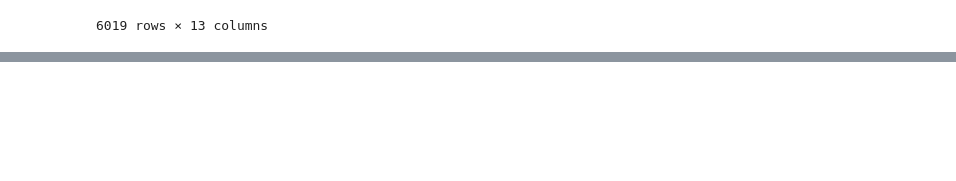
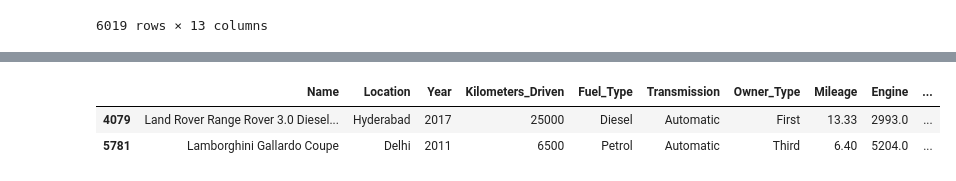
Before and after one commit to johndaves6240/CIS5106_FinalProject, a Jupyter notebook: EDA.ipynb, the cells around one changed output, grey strips where cells are left out. Saved outputs shown, nothing was run; the diff lists cells and outputs as text; code cells hidden in the pictures; blank space fills up the shorter version.

```diff
--- a/EDA.ipynb
+++ b/EDA.ipynb
@@ -21,0 +97,6 @@ df
+# %%
+new_data[new_data["Price"]>100]
+# %% [output]
+|  | Name | Location | Year | Kilometers_Driven | Fuel_Type | Transmission | Owner_Type | Mileage | Engine | ... |
+| 4079 | Land Rover Range Rover 3.0 Diesel... | Hyderabad | 2017 | 25000 | Diesel | Automatic | First | 13.33 | 2993.0 | ... |
+| 5781 | Lamborghini Gallardo Coupe | Delhi | 2011 | 6500 | Petrol | Automatic | Third | 6.40 | 5204.0 | ... |
```
Also changed, not shown: parts of 13 cells of this notebook, 3 other files.
